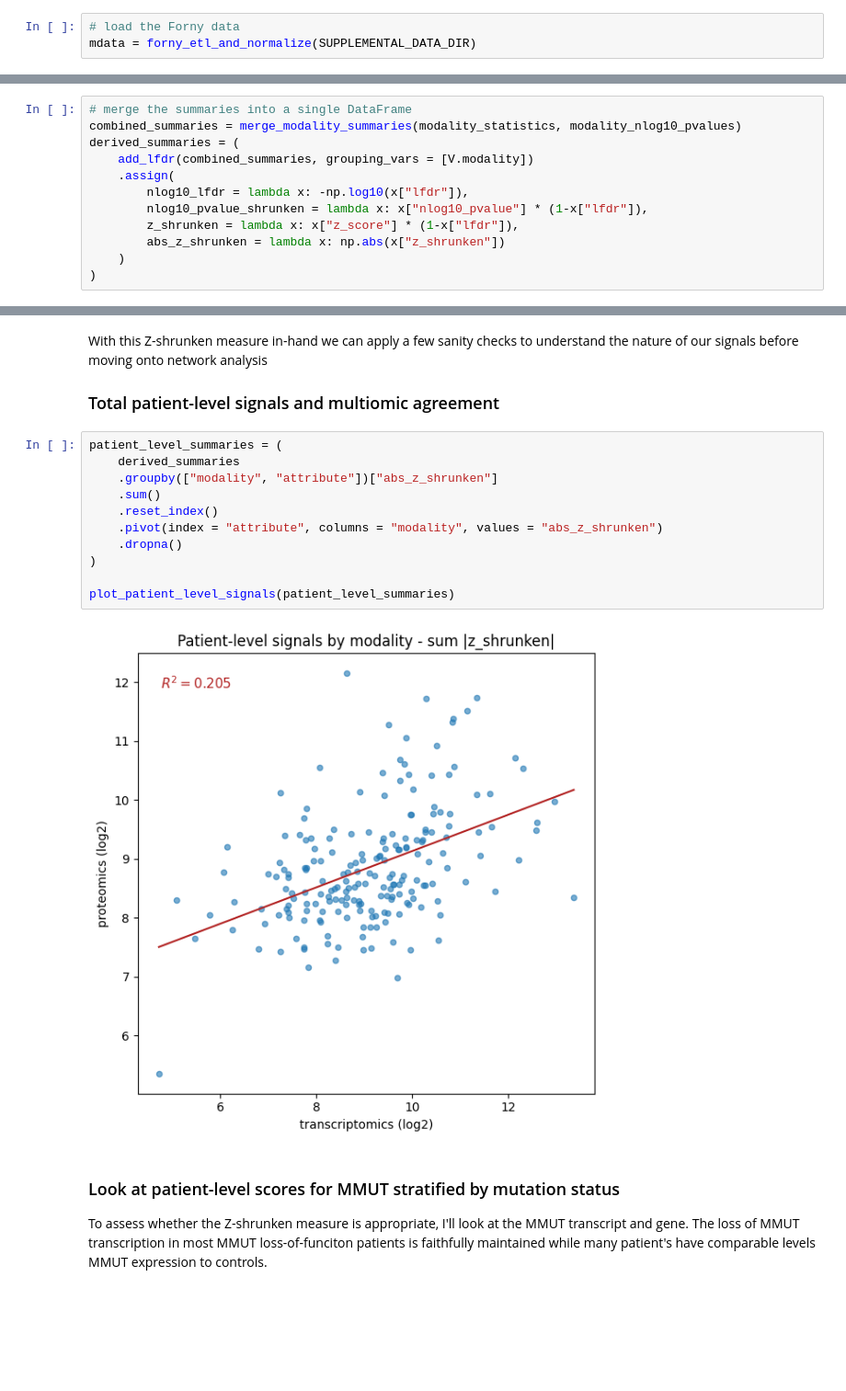
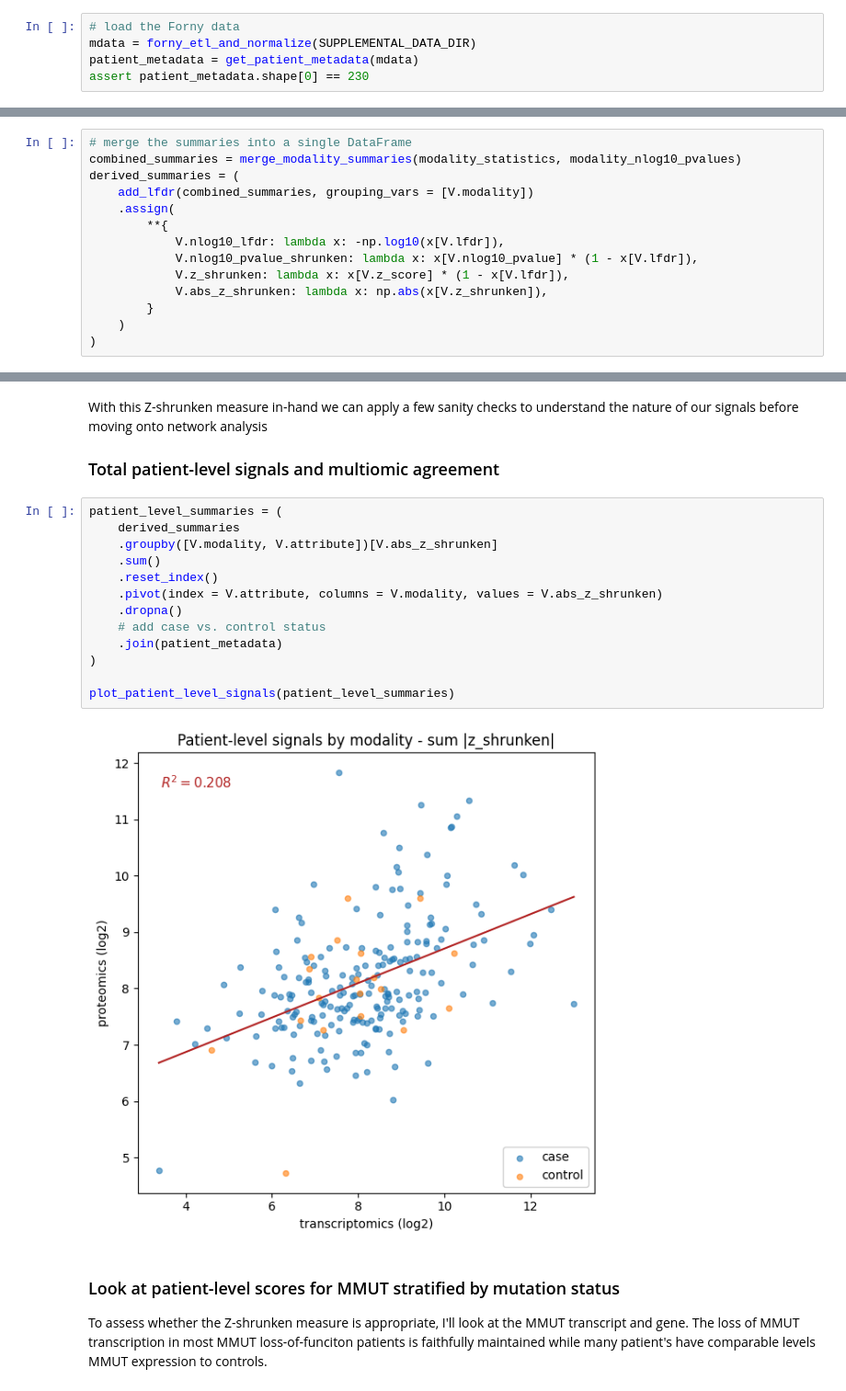
Before and after one commit to napistu/napistu-scrapyard, a Jupyter notebook: applications/forny_2023/predict_driver_mutations.ipynb, the cells around one changed output, grey strips where cells are left out. Shown at 92% size. Drawn from its saved outputs; the diff is of its cells as text; blank space fills up the shorter version.

```diff
--- a/applications/forny_2023/predict_driver_mutations.ipynb
+++ b/applications/forny_2023/predict_driver_mutations.ipynb
@@ -539,6 +699,8 @@ I went over preparing this dataset in [Network Biology with Napistu, Part 1: Cre
 # %%
 # load the Forny data
 mdata = forny_etl_and_normalize(SUPPLEMENTAL_DATA_DIR)
+patient_metadata = get_patient_metadata(mdata)
+assert patient_metadata.shape[0] == 230
 # %% [markdown]
 In the above post I ran linear regressions on the *scverse* `AnnData`/`MuData` objects to find features associated with case vs. control status, MMUT *in vitro* enzymatic activity, and blood methymalonic acid levels. Here, I want to create patient-level molecular profiles so I will still perform regressions but I will use them to product patient-level residuals where biological and technical covariates (sex and freezing data / proteomics run order, respectively) have been projected out of the dataset.
 
@@ -606,10 +768,12 @@ combined_summaries = merge_modality_summaries(modality_statistics, modality_nlog
 derived_summaries = (
     add_lfdr(combined_summaries, grouping_vars = [V.modality])
     .assign(
-        nlog10_lfdr = lambda x: -np.log10(x["lfdr"]),
-        nlog10_pvalue_shrunken = lambda x: x["nlog10_pvalue"] * (1-x["lfdr"]),
-        z_shrunken = lambda x: x["z_score"] * (1-x["lfdr"]),
-        abs_z_shrunken = lambda x: np.abs(x["z_shrunken"])
+        **{
+            V.nlog10_lfdr: lambda x: -np.log10(x[V.lfdr]),
+            V.nlog10_pvalue_shrunken: lambda x: x[V.nlog10_pvalue] * (1 - x[V.lfdr]),
+            V.z_shrunken: lambda x: x[V.z_score] * (1 - x[V.lfdr]),
+            V.abs_z_shrunken: lambda x: np.abs(x[V.z_shrunken]),
+        }
     )
 )
 # %% [output]
@@ -635,16 +799,18 @@ With this Z-shrunken measure in-hand we can apply a few sanity checks to underst
 # %%
 patient_level_summaries = (
     derived_summaries
-    .groupby(["modality", "attribute"])["abs_z_shrunken"]
+    .groupby([V.modality, V.attribute])[V.abs_z_shrunken]
     .sum()
     .reset_index()
-    .pivot(index = "attribute", columns = "modality", values = "abs_z_shrunken")
+    .pivot(index = V.attribute, columns = V.modality, values = V.abs_z_shrunken)
     .dropna()
+    # add case vs. control status
+    .join(patient_metadata)
 )
 
 plot_patient_level_signals(patient_level_summaries)
 # %% [output]
-[figure, old version]
+[figure, new version]
 # %% [markdown]
 ### Look at patient-level scores for MMUT stratified by mutation status
 
```
Also changed, not shown: parts of 30 cells of this notebook.
